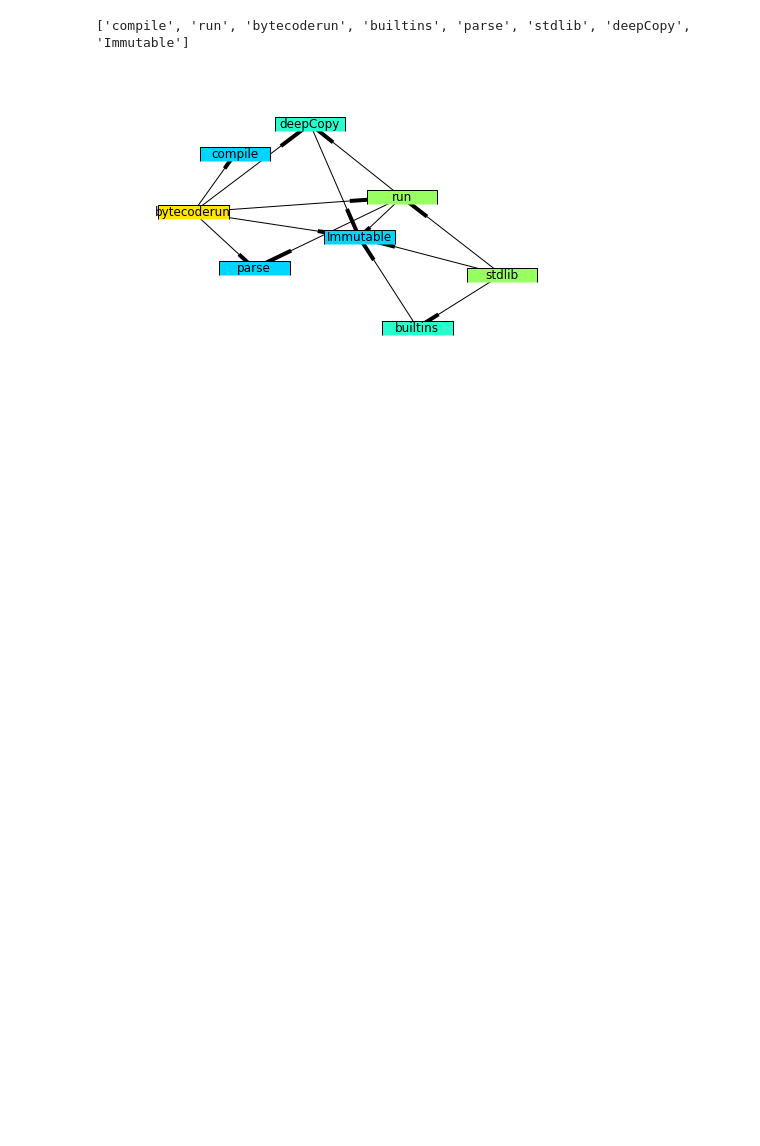
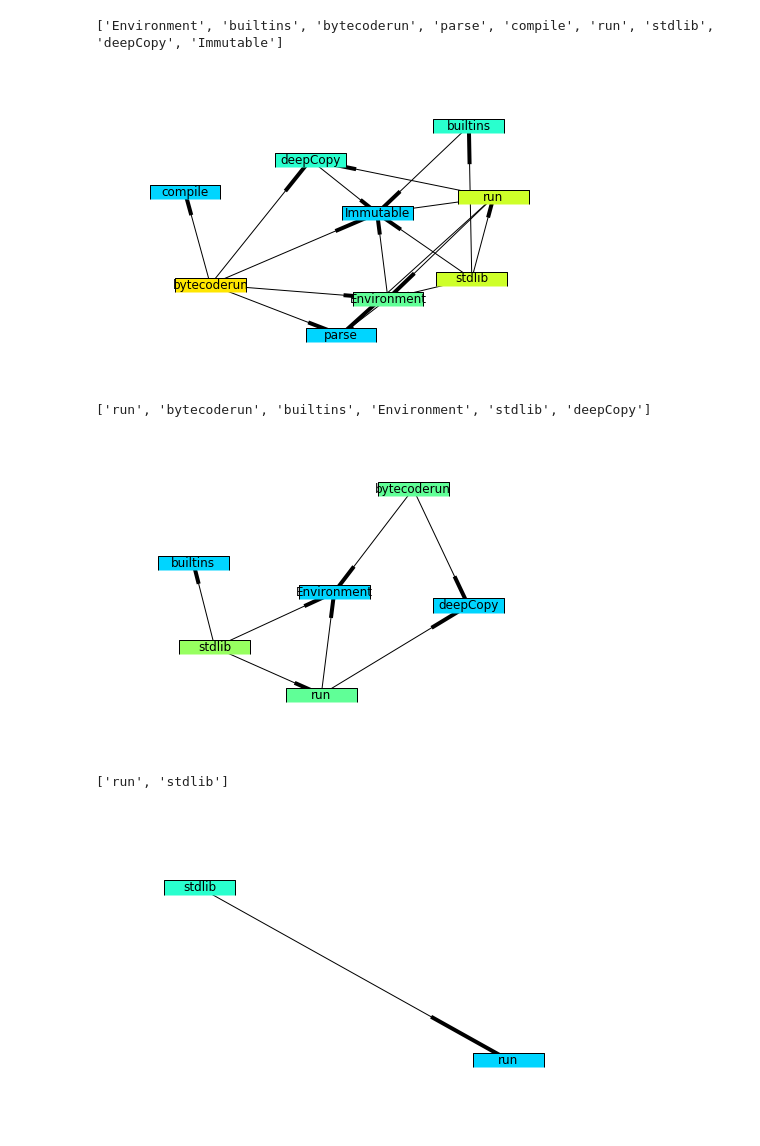
Before and after one commit to thomasballinger/dalsegno, a Jupyter notebook: loadorder.ipynb, the cells around one changed output. Drawn from its saved outputs; the diff is of its cells as text; code cells hidden in the pictures; blank space fills up the shorter version.

```diff
--- a/loadorder.ipynb
+++ b/loadorder.ipynb
@@ -9,27 +9,41 @@ def get_deps():
     deps = {}
     modules = glob('*.js')
     for module in modules:
-        if 'test_' in module:
-            continue
         s = open(module).read()
-        deps[module[:-3]] = re.findall(r'''require[(]["'][.]?[//]?(\w+)[.]?j?s?''', s)
+        deps[module[:-3]] = re.findall(r'''require[(]["'][.]?[//]?(\w+)[.]?j?s?''', s) or []
     return deps
 
-deps = get_deps()
+def without_tests(deps):
+    return {k: v for k, v in deps.items() if 'test_' not in k}
+
+def remove_leaves(all_deps):
+    mods_with_deps = {m for m in all_deps if all_deps[m]}
+    return {mod: list(set(deps) & mods_with_deps)
+            for mod, deps in all_deps.items()
+            if deps}
 # %%
-G = nx.DiGraph()
-G.add_edges_from([(module, dep)
-                  for module in deps.keys()
-                  for dep in deps[module]])
-print G.nodes()
+def graph(deps):
+    G = nx.DiGraph()
+    G.add_edges_from([(module, dep)
+                      for module in deps.keys()
+                      for dep in deps[module]])
+    print G.nodes()
 
 
-pos = nx.spring_layout(G, iterations=500)
-nx.draw(G, pos, with_labels=True, node_size=5000, scale=10,
-        node_shape=[(-1, -.2), (-1, .2), (1, .2), (1, -.2)],
-        node_color=[len(deps[n]) for n in G.nodes()],
-        vmin=-5, vmax=10)
-plt.show()
+    pos = nx.spring_layout(G, iterations=500)
+    nx.draw(G, pos, with_labels=True, node_size=5000, scale=10,
+            node_shape=[(-1, -.2), (-1, .2), (1, .2), (1, -.2)],
+            node_color=[len(deps.get(n, [])) for n in G.nodes()],
+            vmin=-5, vmax=10)
+    plt.show()
-# %% [output]
-['compile', 'run', 'bytecoderun', 'builtins', 'parse', 'stdlib', 'deepCopy', 'Immutable']
-[figure, removed]
+# %%
+graph(without_tests(get_deps()))
+graph(remove_leaves(without_tests(get_deps())))
+graph(remove_leaves(remove_leaves(without_tests(get_deps()))))
+# %% [output]
+['Environment', 'builtins', 'bytecoderun', 'parse', 'compile', 'run', 'stdlib', 'deepCopy', 'Immutable']
+[figure, added]
+['run', 'bytecoderun', 'builtins', 'Environment', 'stdlib', 'deepCopy']
+[figure, added]
+['run', 'stdlib']
+[figure, added]
```
